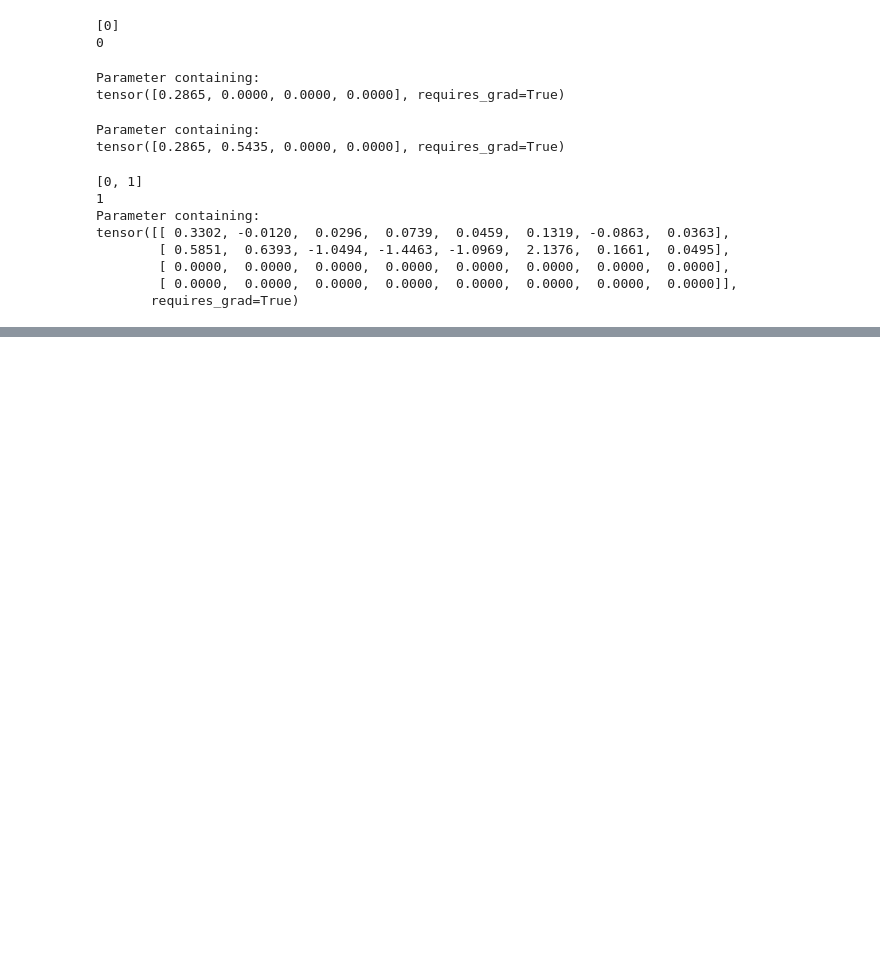
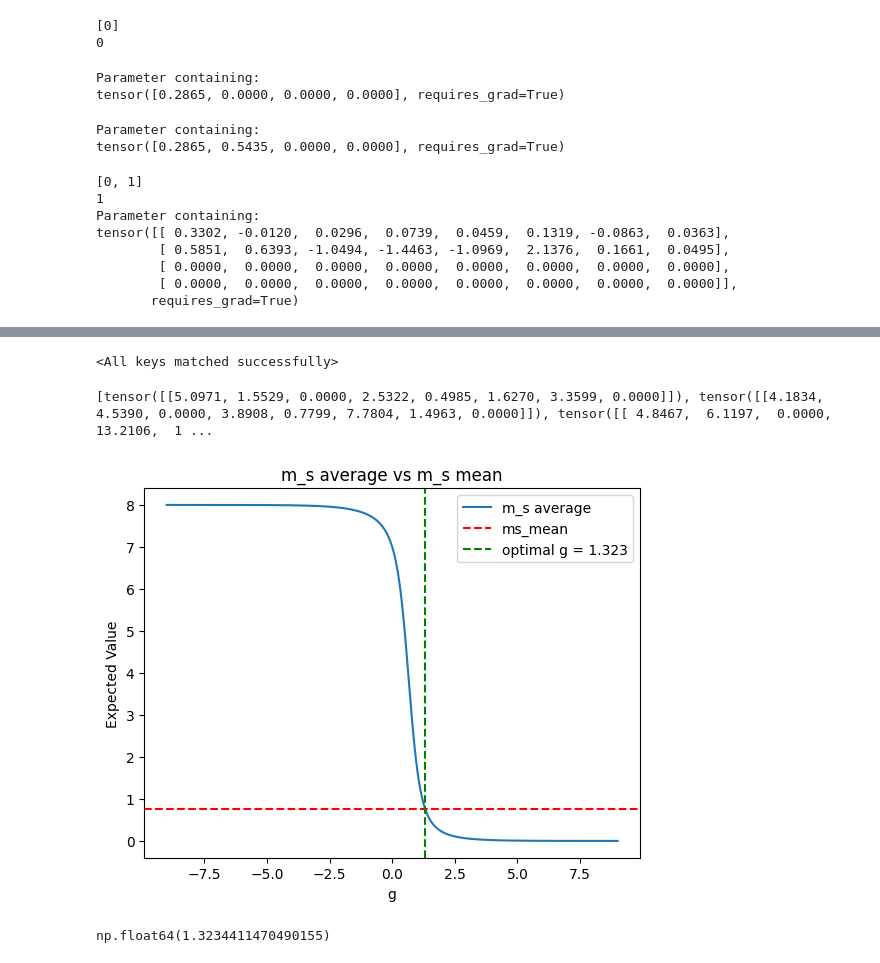
Before and after one commit to EnricoFrau/Autoencoders-Abstraction, a Jupyter notebook: notebooks/experiments.ipynb, the cells around one changed output, grey strips where cells are left out. Saved outputs shown, nothing was run; the diff lists cells and outputs as text; code cells hidden in the pictures; blank space fills up the shorter version.

Commit message:
Train and analyse Encoder output ReLU: 8 latent_dim
Trained and analysed model with 8 latent_dim and ReLU as bottleneck_in activation fucntion. The binarization threshold has been selected manually.

```diff
--- a/notebooks/experiments.ipynb
+++ b/notebooks/experiments.ipynb
@@ -1381,0 +1427,43 @@ tensor([[ 0.3302, -0.0120,  0.0296,  0.0739,  0.0459,  0.1319, -0.0863,  0.0363]
+# %%
+latent_dim = 8
+decrease_rate = 0.6
+dataset = "MNIST"
+num_hidden_layers = 5
+input_dim = 784
+
+
+my_model = AE_0(
+    input_dim=input_dim,
+    latent_dim=latent_dim,
+    decrease_rate=decrease_rate,
+    device=device,
+    hidden_layers=num_hidden_layers,
+    output_activation_encoder=nn.ReLU
+).to(device)
+model_path = f"/Users/enricofrausin/Programmazione/PythonProjects/Tesi/Autoencoders/models/relu_output/simultaneous train/{dataset}/ld{latent_dim}_lr1e-3_dr{decrease_rate}_{num_hidden_layers}hl.pth"
+my_model.load_state_dict(torch.load(model_path, map_location=device))
+# %% [output]
+<All keys matched successfully>
+# %%
+num_samples = 10
+
+data_loader = val_loader_MNIST
+
+images, labels = next(iter(data_loader))
+
+images = images.to(device)
+
+# Select random indices to visualize
+indices = torch.randint(0, images.size(0), (num_samples,))
+
+latent = []
+for i, idx in enumerate(indices):
+    img = images[idx].unsqueeze(0)
+    # Flatten and encode
+    with torch.no_grad():
+        latent.append(my_model.encode(img.view(1, -1)))
+
+
+print(latent)
+# %% [output]
+[tensor([[5.0971, 1.5529, 0.0000, 2.5322, 0.4985, 1.6270, 3.3599, 0.0000]]), tensor([[4.1834, 4.5390, 0.0000, 3.8908, 0.7799, 7.7804, 1.4963, 0.0000]]), tensor([[ 4.8467,  6.1197,  0.0000, 13.2106,  1 ...
@@ -1381,0 +1476,7 @@ tensor([[ 0.3302, -0.0120,  0.0296,  0.0739,  0.0459,  0.1319, -0.0863,  0.0363]
+# %%
+emp_states_dict_gauged = compute_emp_states_dict_gauged(my_model,data_loader,binarize_threshold=2)
+# %%
+calc_optimal_g(emp_states_dict_gauged, plot_graph=True)
+# %% [output]
+[figure, added]
+np.float64(1.3234411470490155)
```
Also changed, not shown: parts of 5 cells of this notebook, 3 other files.
